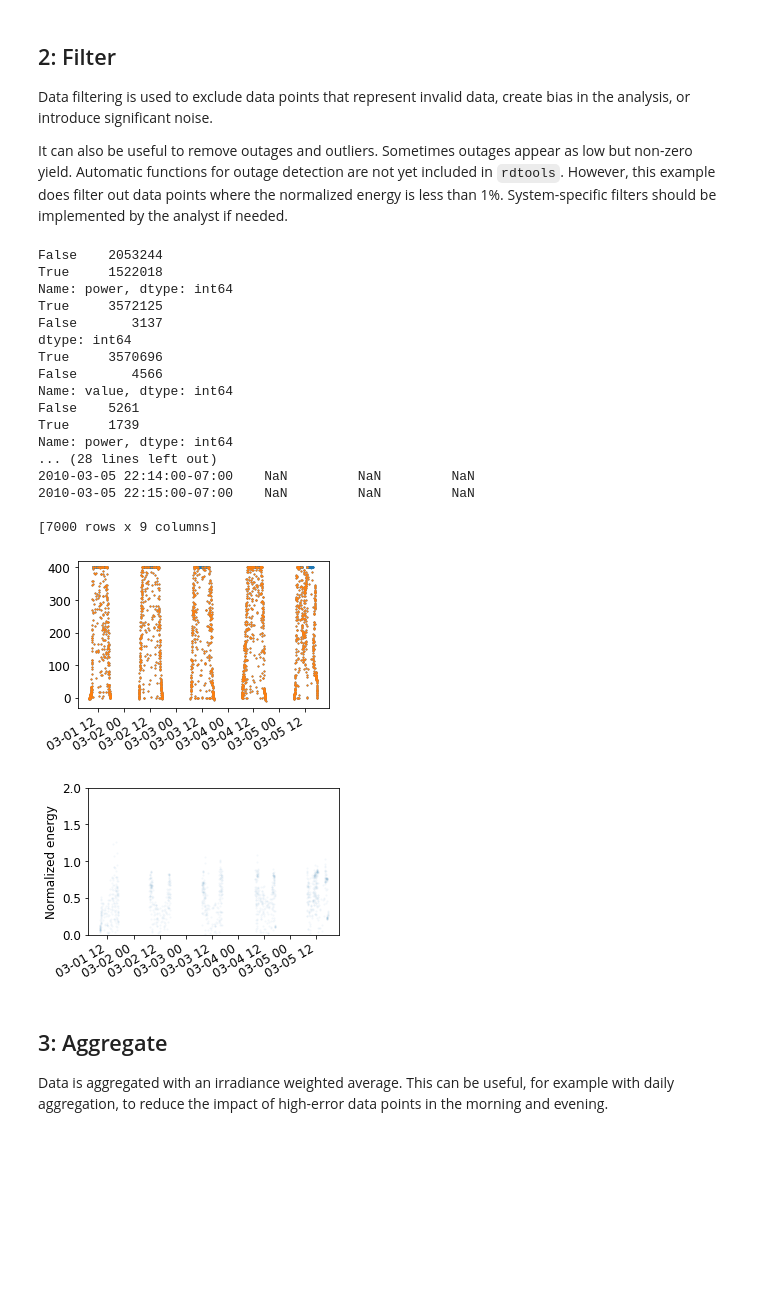
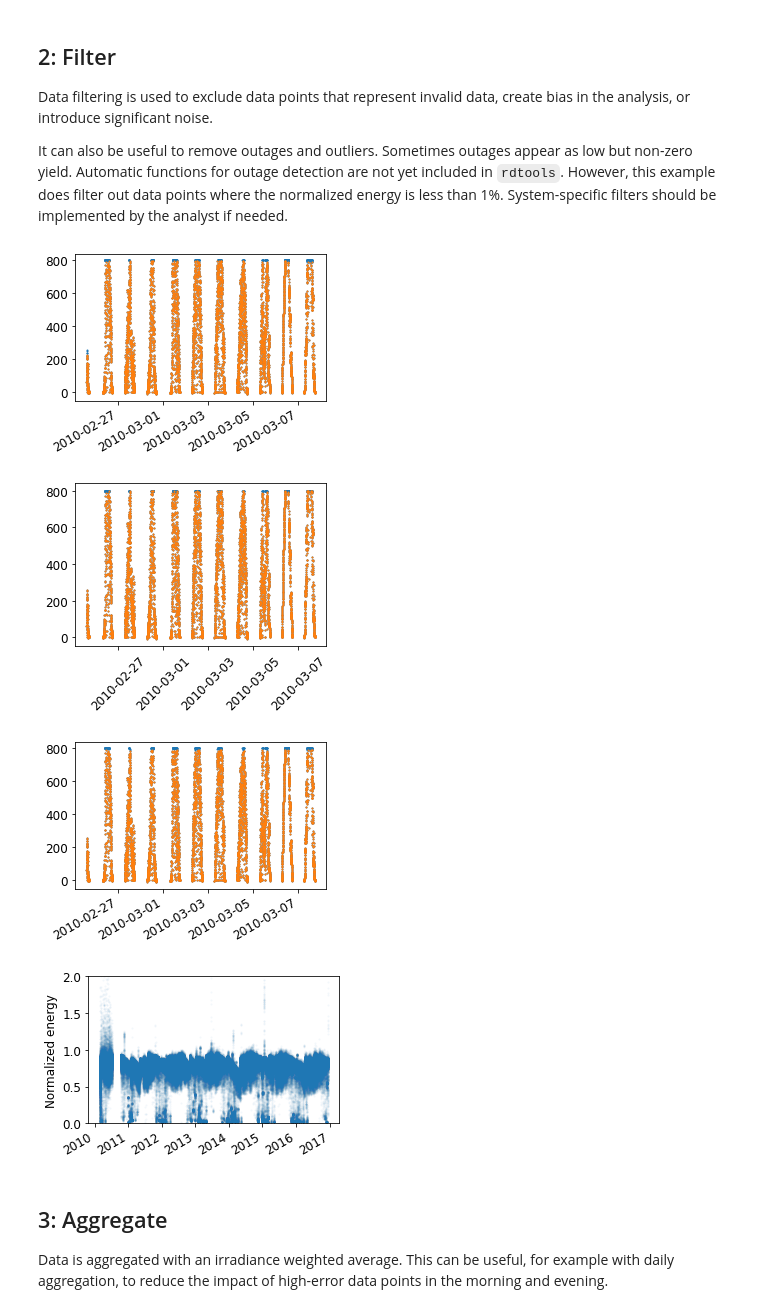
Before and after one commit to NREL/rdtools, a Jupyter notebook: docs/degradation_and_soiling_example_pvdaq_4.ipynb, the cells around one changed output. Saved outputs shown, nothing was run; the diff lists cells and outputs as text; code cells hidden in the pictures; blank space fills up the shorter version.

Commit message:
Updated jupyter notebook with new filters.

```diff
--- a/docs/degradation_and_soiling_example_pvdaq_4.ipynb
+++ b/docs/degradation_and_soiling_example_pvdaq_4.ipynb
@@ -151,68 +151,60 @@ It can also be useful to remove outages and outliers. Sometimes outages appear a
 # %%
 # Calculate a collection of boolean masks that can be used
 # to filter the time series
 normalized_mask = rdtools.normalized_filter(df['normalized'])
 poa_mask = rdtools.poa_filter(df['poa'])
 tcell_mask = rdtools.tcell_filter(df['Tcell'])
 # Note: This clipping mask may be disabled when you are sure the system is not
 # experiencing clipping due to high DC/AC ratio
 clip_mask = rdtools.clip_filter(df['power'], 'quantile')
-clip_mask_xgboost = rdtools.clip_filter(df['power'], 'xgboost')
-clip_mask_logic = rdtools.clip_filter(df['power'], 'logic')
 
-print(clip_mask.value_counts())
-print(clip_mask_xgboost.value_counts())
-print(clip_mask_logic.value_counts())
+to_plot = df.iloc[0:15000].copy()
+to_plot.loc[to_plot['ac_power']>800,'ac_power'] =800
 
-to_plot = df.iloc[5000:12000].copy()
-to_plot.loc[to_plot['power']>400,'power'] =400
+clip_mask_quantile = rdtools.clip_filter(to_plot['ac_power'], 'quantile')
+clip_mask_xgboost = rdtools.clip_filter(to_plot['ac_power'], 'xgboost')
+clip_mask_logic = rdtools.clip_filter(to_plot['ac_power'], 'logic')
 
-clip_mask = rdtools.clip_filter(to_plot['power'], 'quantile')
-clip_mask_xgboost = rdtools.clip_filter(to_plot['power'], 'xgboost')
-clip_mask_logic = rdtools.clip_filter(to_plot['power'], 'logic')
+# Plot the different types of clipping filters via matplotlib
+
+# XGBoost clipping plot
 fig, ax = plt.subplots()
+ax.plot(to_plot.index, to_plot['ac_power'], 'o')
+ax.plot(to_plot[clip_mask_xgboost].index, to_plot[clip_mask_xgboost]['ac_power'], 'o')
+plt.xticks(rotation=45)
+fig.autofmt_xdate()
+plt.show()
 
-ax.plot(to_plot.index, to_plot['power'], 'o')
-ax.plot(to_plot[clip_mask_xgboost].index, to_plot[clip_mask_xgboost]['power'], 'o')
+# XGBoost clipping plot
+fig, ax = plt.subplots()
+ax.plot(to_plot.index, to_plot['ac_power'], 'o')
+ax.plot(to_plot[clip_mask_logic].index, to_plot[clip_mask_logic]['ac_power'], 'o')
+plt.xticks(rotation=45)
+plt.show()
+
+# Logic-based clipping plot
+fig, ax = plt.subplots()
+ax.plot(to_plot.index, to_plot['ac_power'], 'o')
+ax.plot(to_plot[clip_mask_quantile].index, to_plot[clip_mask_quantile]['ac_power'], 'o')
+plt.xticks(rotation=45)
 fig.autofmt_xdate()
-
-print(clip_mask.value_counts())
-print(clip_mask_xgboost.value_counts())
-print(clip_mask_logic.value_counts())
-
-print(to_plot)
-
+plt.show()
 
 # filter the time series and keep only the columns needed for the
 # remaining steps
 filtered = df[normalized_mask & poa_mask & tcell_mask & clip_mask]
 filtered = filtered[['insolation', 'normalized']]
 
 fig, ax = plt.subplots()
 ax.plot(filtered.index, filtered.normalized, 'o', alpha = 0.05)
 ax.set_ylim(0,2)
 fig.autofmt_xdate()
 ax.set_ylabel('Normalized energy');
 # %% [output]
-False    2053244
-True     1522018
-Name: power, dtype: int64
-True     3572125
-False       3137
-dtype: int64
-True     3570696
-False       4566
-Name: value, dtype: int64
-False    5261
-True     1739
-Name: power, dtype: int64
-... (28 lines left out)
-2010-03-05 22:14:00-07:00    NaN         NaN         NaN
-2010-03-05 22:15:00-07:00    NaN         NaN         NaN
-
-[7000 rows x 9 columns]
-[figure, old version]
+[figure, new version]
-[figure, old version]
+[figure, new version]
+[figure, added]
+[figure, added]
 # %% [markdown]
 ## 3: Aggregate
 
```
Also changed, not shown: parts of 11 cells of this notebook, 2 other files.
